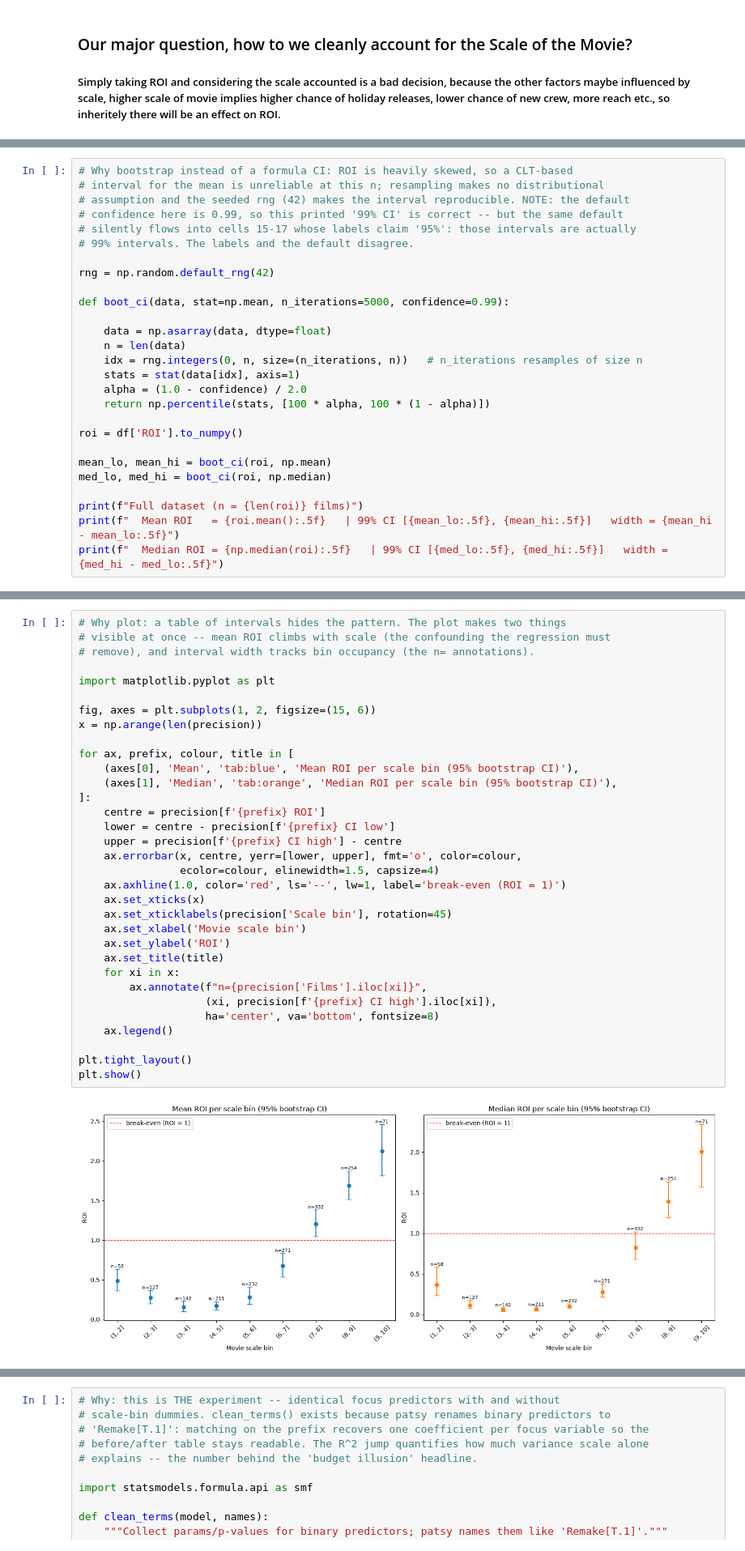
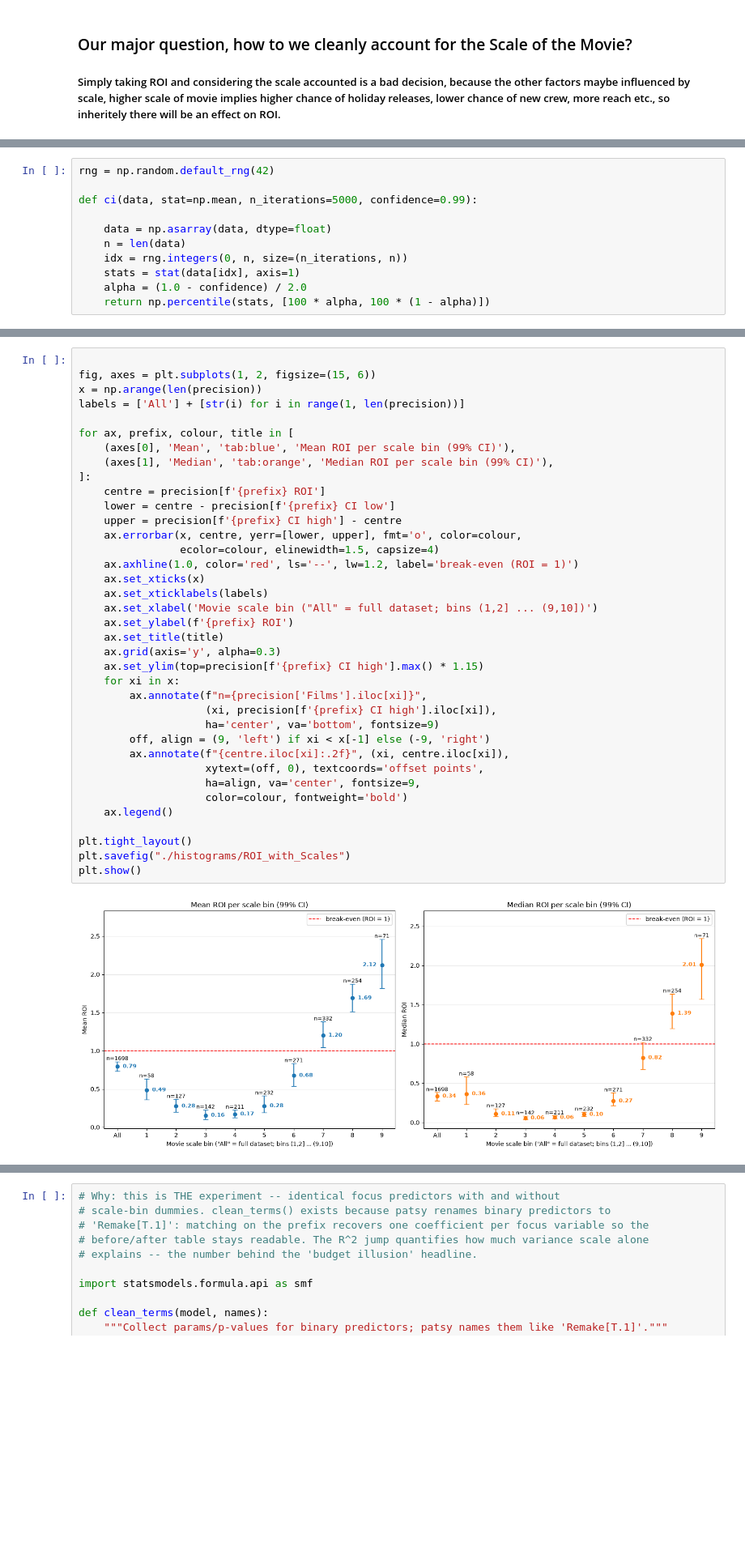
Before and after one commit to Chaos0Speed/IndianMovies, a Jupyter notebook: 3.LinearRegression.ipynb, the cells around one changed output, grey strips where cells are left out. Shown at 81% size. Cells and saved outputs as stored; diff of their text form; blank space fills up the shorter version.

```diff
--- a/3.LinearRegression.ipynb
+++ b/3.LinearRegression.ipynb
@@ -183,27 +122,11 @@ Total : 1698
 # %%
-# Why bootstrap instead of a formula CI: ROI is heavily skewed, so a CLT-based
-# interval for the mean is unreliable at this n; resampling makes no distributional
-# assumption and the seeded rng (42) makes the interval reproducible. NOTE: the default
-# confidence here is 0.99, so this printed '99% CI' is correct -- but the same default
-# silently flows into cells 15-17 whose labels claim '95%': those intervals are actually
-# 99% intervals. The labels and the default disagree.
-
 rng = np.random.default_rng(42)
 
-def boot_ci(data, stat=np.mean, n_iterations=5000, confidence=0.99):
+def ci(data, stat=np.mean, n_iterations=5000, confidence=0.99):
 
     data = np.asarray(data, dtype=float)
     n = len(data)
-    idx = rng.integers(0, n, size=(n_iterations, n))   # n_iterations resamples of size n
+    idx = rng.integers(0, n, size=(n_iterations, n))
     stats = stat(data[idx], axis=1)
     alpha = (1.0 - confidence) / 2.0
     return np.percentile(stats, [100 * alpha, 100 * (1 - alpha)])
-
-roi = df['ROI'].to_numpy()
-
-mean_lo, mean_hi = boot_ci(roi, np.mean)
-med_lo, med_hi = boot_ci(roi, np.median)
-
-print(f"Full dataset (n = {len(roi)} films)")
-print(f"  Mean ROI   = {roi.mean():.5f}   | 99% CI [{mean_lo:.5f}, {mean_hi:.5f}]   width = {mean_hi - mean_lo:.5f}")
-print(f"  Median ROI = {np.median(roi):.5f}   | 99% CI [{med_lo:.5f}, {med_hi:.5f}]   width = {med_hi - med_lo:.5f}")
@@ -256,35 +173,39 @@ precision[['Scale bin', 'Films', 'Mean ROI', 'Mean 95% CI', 'Rel. width (mean CI
 # %%
-# Why plot: a table of intervals hides the pattern. The plot makes two things
-# visible at once -- mean ROI climbs with scale (the confounding the regression must
-# remove), and interval width tracks bin occupancy (the n= annotations).
-
-import matplotlib.pyplot as plt
 
 fig, axes = plt.subplots(1, 2, figsize=(15, 6))
 x = np.arange(len(precision))
+labels = ['All'] + [str(i) for i in range(1, len(precision))]
 
 for ax, prefix, colour, title in [
-    (axes[0], 'Mean', 'tab:blue', 'Mean ROI per scale bin (95% bootstrap CI)'),
-    (axes[1], 'Median', 'tab:orange', 'Median ROI per scale bin (95% bootstrap CI)'),
+    (axes[0], 'Mean', 'tab:blue', 'Mean ROI per scale bin (99% CI)'),
+    (axes[1], 'Median', 'tab:orange', 'Median ROI per scale bin (99% CI)'),
 ]:
     centre = precision[f'{prefix} ROI']
     lower = centre - precision[f'{prefix} CI low']
     upper = precision[f'{prefix} CI high'] - centre
     ax.errorbar(x, centre, yerr=[lower, upper], fmt='o', color=colour,
                 ecolor=colour, elinewidth=1.5, capsize=4)
-    ax.axhline(1.0, color='red', ls='--', lw=1, label='break-even (ROI = 1)')
+    ax.axhline(1.0, color='red', ls='--', lw=1.2, label='break-even (ROI = 1)')
     ax.set_xticks(x)
-    ax.set_xticklabels(precision['Scale bin'], rotation=45)
-    ax.set_xlabel('Movie scale bin')
-    ax.set_ylabel('ROI')
+    ax.set_xticklabels(labels)
+    ax.set_xlabel('Movie scale bin ("All" = full dataset; bins (1,2] ... (9,10])')
+    ax.set_ylabel(f'{prefix} ROI')
     ax.set_title(title)
+    ax.grid(axis='y', alpha=0.3)
+    ax.set_ylim(top=precision[f'{prefix} CI high'].max() * 1.15)
     for xi in x:
         ax.annotate(f"n={precision['Films'].iloc[xi]}",
                     (xi, precision[f'{prefix} CI high'].iloc[xi]),
-                    ha='center', va='bottom', fontsize=8)
+                    ha='center', va='bottom', fontsize=9)
+        off, align = (9, 'left') if xi < x[-1] else (-9, 'right')
+        ax.annotate(f"{centre.iloc[xi]:.2f}", (xi, centre.iloc[xi]),
+                    xytext=(off, 0), textcoords='offset points',
+                    ha=align, va='center', fontsize=9,
+                    color=colour, fontweight='bold')
     ax.legend()
 
 plt.tight_layout()
+plt.savefig("./histograms/ROI_with_Scales")
 plt.show()
 # %% [output]
-[figure, old version]
+[figure, new version]
```
Also changed, not shown: parts of 19 cells of this notebook, 14 other files.
